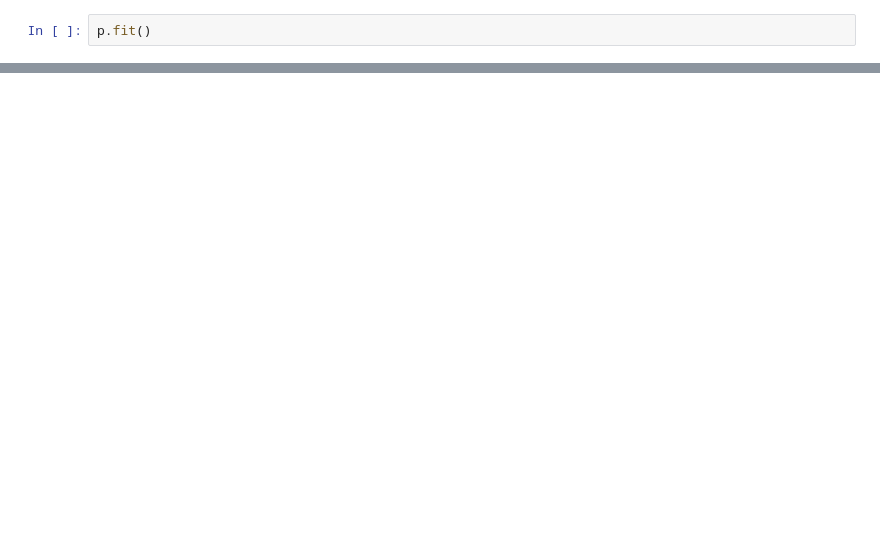
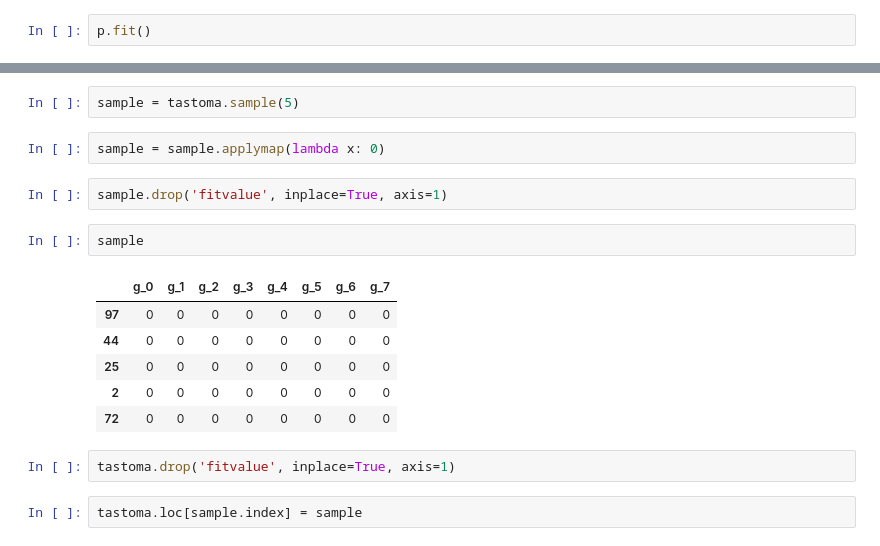
Before and after one commit to franeum/galgos, a Jupyter notebook: classes.ipynb, the cells around one changed output, grey strips where cells are left out. Saved outputs shown, nothing was run; the diff lists cells and outputs as text; blank space fills up the shorter version.

```diff
--- a/classes.ipynb
+++ b/classes.ipynb
@@ -169,0 +227,19 @@ array([[{'a': 1, 'b': 3}, {'a': 1, 'b': 3}, {'a': 1, 'b': 3}],
+# %%
+sample = tastoma.sample(5)
+# %%
+sample = sample.applymap(lambda x: 0)
+# %%
+sample.drop('fitvalue', inplace=True, axis=1)
+# %%
+sample
+# %% [output]
+|  | g_0 | g_1 | g_2 | g_3 | g_4 | g_5 | g_6 | g_7 |
+| 97 | 0 | 0 | 0 | 0 | 0 | 0 | 0 | 0 |
+| 44 | 0 | 0 | 0 | 0 | 0 | 0 | 0 | 0 |
+| 25 | 0 | 0 | 0 | 0 | 0 | 0 | 0 | 0 |
+| 2 | 0 | 0 | 0 | 0 | 0 | 0 | 0 | 0 |
+| 72 | 0 | 0 | 0 | 0 | 0 | 0 | 0 | 0 |
+# %%
+tastoma.drop('fitvalue', inplace=True, axis=1)
+# %%
+tastoma.loc[sample.index] = sample
```
Also changed, not shown: parts of 43 cells of this notebook.
